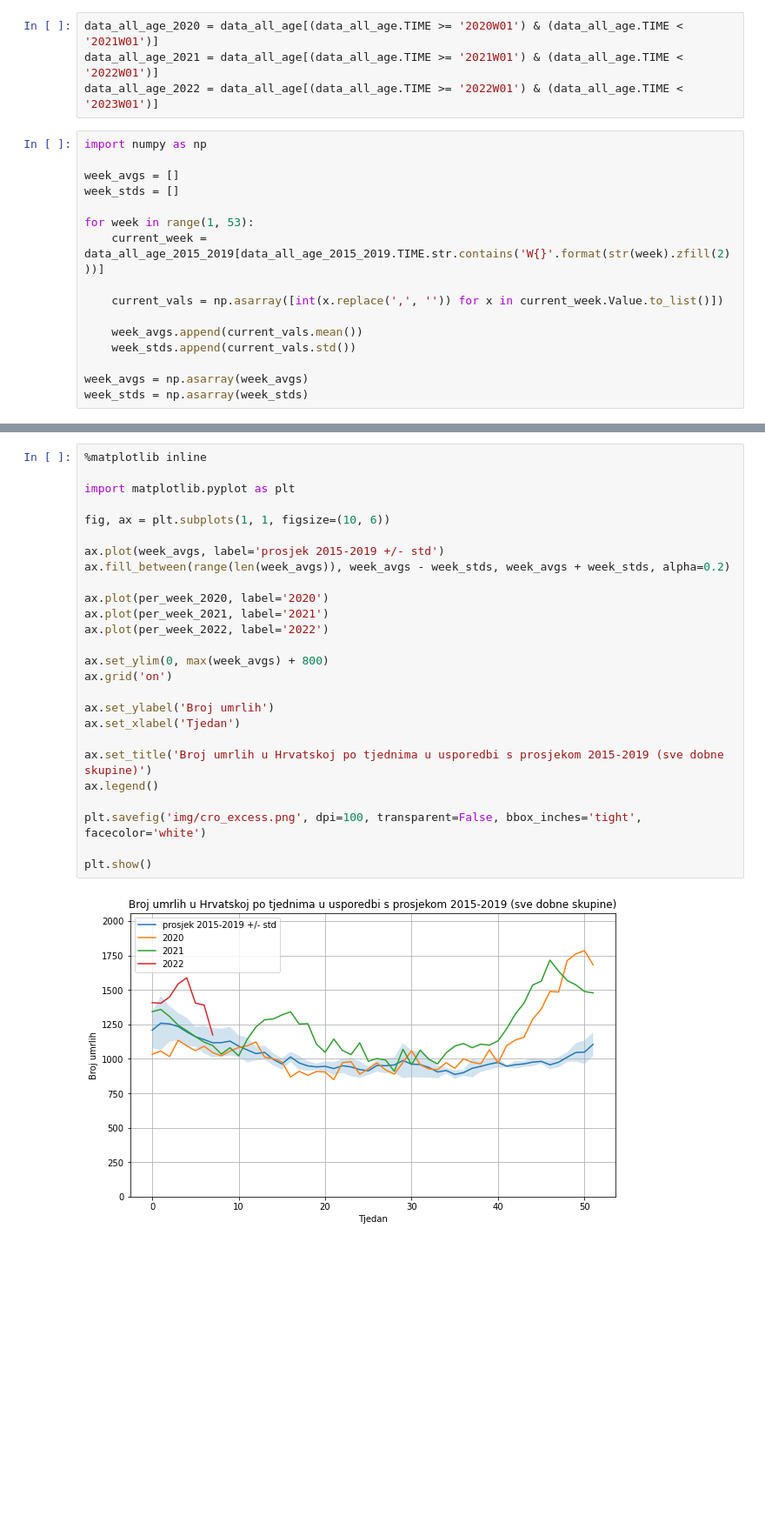
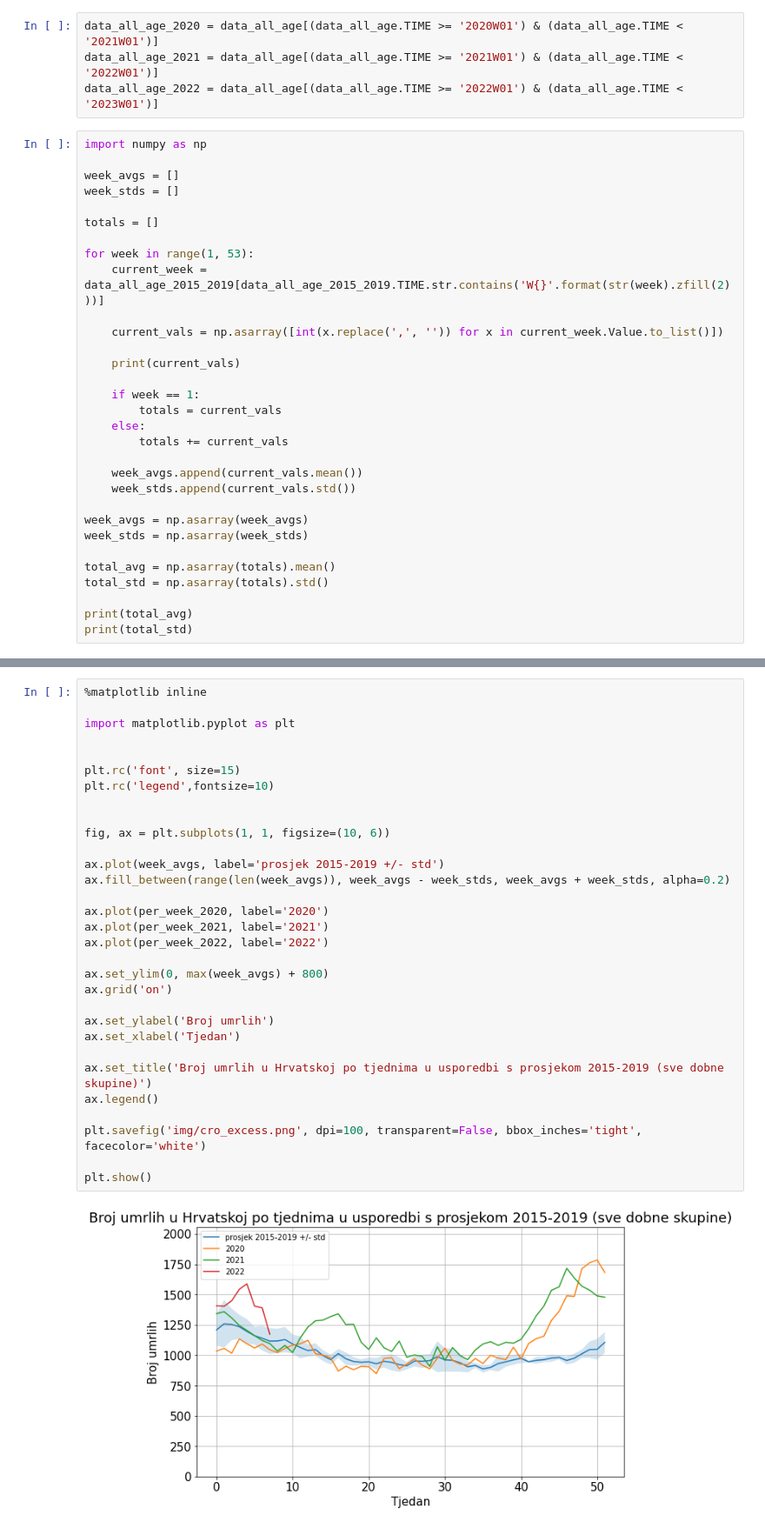
Before and after one commit to ppalasek/croatia_excess_deaths, a Jupyter notebook: croatia_excess_deaths.ipynb, the cells around one changed output, grey strips where cells are left out. Shown at 87% size. Drawn from its saved outputs; the diff is of its cells as text; blank space fills up the shorter version.

```diff
--- a/croatia_excess_deaths.ipynb
+++ b/croatia_excess_deaths.ipynb
@@ -110,13 +111,28 @@ import numpy as np
 week_avgs = []
 week_stds = []
 
+totals = []
+
 for week in range(1, 53):
     current_week = data_all_age_2015_2019[data_all_age_2015_2019.TIME.str.contains('W{}'.format(str(week).zfill(2)))]
 
     current_vals = np.asarray([int(x.replace(',', '')) for x in current_week.Value.to_list()])
+
+    print(current_vals)
+
+    if week == 1:
+        totals = current_vals
+    else:
+        totals += current_vals
 
     week_avgs.append(current_vals.mean())
     week_stds.append(current_vals.std())
 
 week_avgs = np.asarray(week_avgs)
 week_stds = np.asarray(week_stds)
+
+total_avg = np.asarray(totals).mean()
+total_std = np.asarray(totals).std()
+
+print(total_avg)
+print(total_std)
@@ -140,29 +187,34 @@ for week in range(1, 53):
 # %%
 %matplotlib inline
 
 import matplotlib.pyplot as plt
+
+
+plt.rc('font', size=15)
+plt.rc('legend',fontsize=10)
+
 
 fig, ax = plt.subplots(1, 1, figsize=(10, 6))
 
 ax.plot(week_avgs, label='prosjek 2015-2019 +/- std')
 ax.fill_between(range(len(week_avgs)), week_avgs - week_stds, week_avgs + week_stds, alpha=0.2)
 
 ax.plot(per_week_2020, label='2020')
 ax.plot(per_week_2021, label='2021')
 ax.plot(per_week_2022, label='2022')
 
 ax.set_ylim(0, max(week_avgs) + 800)
 ax.grid('on')
 
 ax.set_ylabel('Broj umrlih')
 ax.set_xlabel('Tjedan')
 
 ax.set_title('Broj umrlih u Hrvatskoj po tjednima u usporedbi s prosjekom 2015-2019 (sve dobne skupine)')
 ax.legend()
 
 plt.savefig('img/cro_excess.png', dpi=100, transparent=False, bbox_inches='tight', facecolor='white')
 
 plt.show()
 # %% [output]
-[figure, old version]
+[figure, new version]
 # %%
```
Also changed, not shown: parts of 21 cells of this notebook, 6 other files.
